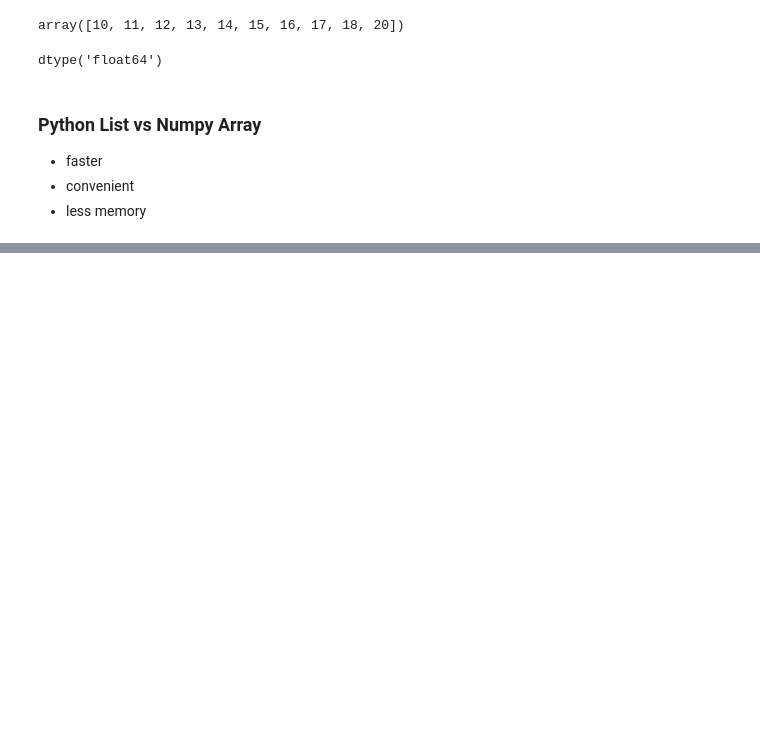
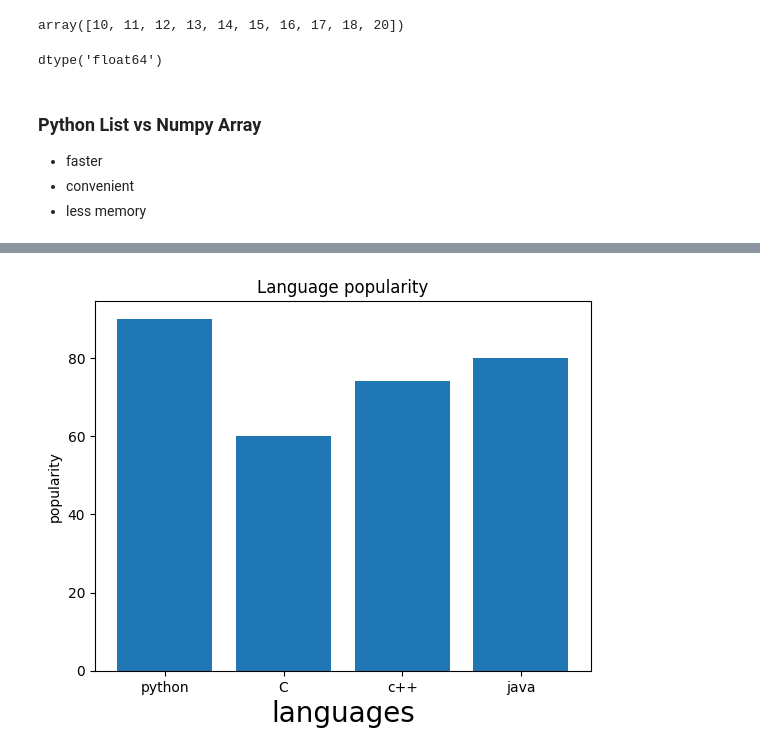
Before and after one commit to Irs444/python1, a Jupyter notebook: numpy.ipynb, the cells around one changed output, grey strips where cells are left out. Saved outputs shown, nothing was run; the diff lists cells and outputs as text; code cells hidden in the pictures; blank space fills up the shorter version.

```diff
--- a/numpy.ipynb
+++ b/numpy.ipynb
@@ -119,0 +142,10 @@ dtype('float64')
+# %%
+x=["python", "C", "c++", "java"]
+y=[90, 60, 74,80]
+plt.xlabel("languages", fontsize=20)
+plt.ylabel("popularity")
+plt.title("Language popularity")
+plt.bar(x,y)
+plt.show()
+# %% [output]
+[figure, added]
```
Also changed, not shown: parts of 57 cells of this notebook, 2 other files.
